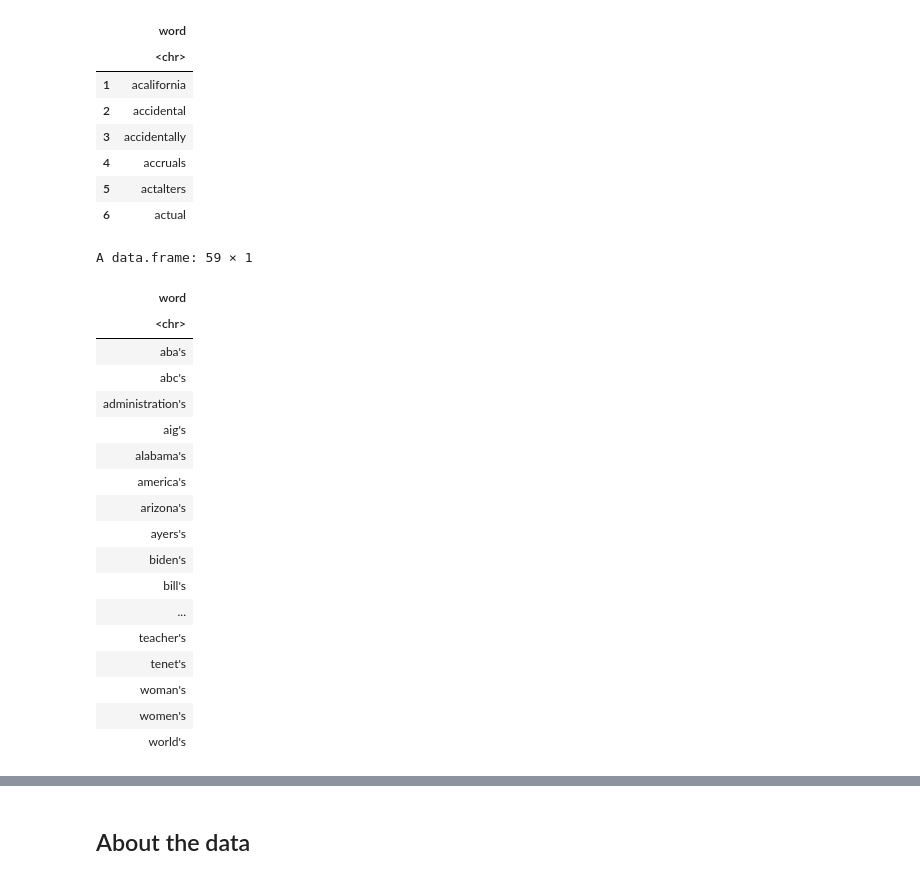
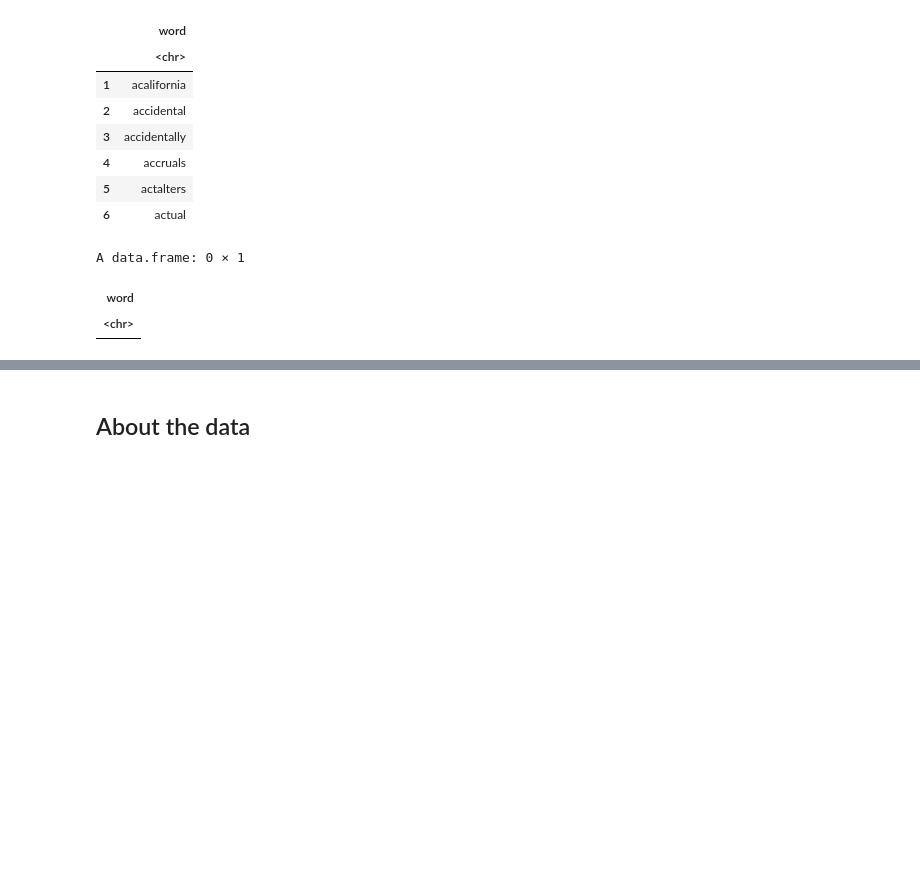
Before and after one commit to tommaso-bertola/falsehoods-sieve, a Jupyter notebook: FakeNewsRecognitionWithBayesClassifier.ipynb, the cells around one changed output, grey strips where cells are left out. Cells and saved outputs as stored; diff of their text form; code cells hidden in the pictures; blank space fills up the shorter version.

```diff
--- a/FakeNewsRecognitionWithBayesClassifier.ipynb
+++ b/FakeNewsRecognitionWithBayesClassifier.ipynb
@@ -156,7 +163,8 @@ cleaning_tokens <- function(token.df){
     word <- ifelse(endsWith(token.df[,1], "s"), substr(token.df[,1], 1, nchar(token.df[,1]) - 1), token.df[,1])
     word <- ifelse(endsWith(word, "'"), substr(word, 1, nchar(word) - 1), word)
     word <- ifelse(str_detect(word, "[0-9]+"), '--number--', word)
-    return(as.data.frame(word %>% unique))
+    word %<>% unique
+    return(as.data.frame(word))
 }
 # %% [markdown]
 ## Clean the vocabulary
@@ -183,28 +273,12 @@ A data.frame: 6 × 1
 | 5 | actalters |
 | 6 | actual |
 # %%
-vocabulary.train %>%
+vocabulary.train.cleaned %>%
     filter(grepl("\\'s", word))
 # %% [output]
-A data.frame: 59 × 1
+A data.frame: 0 × 1
 | word |
 | <chr> |
-| aba's |
-| abc's |
-| administration's |
-| aig's |
-| alabama's |
-| america's |
-| arizona's |
-| ayers's |
-| biden's |
-| bill's |
-| ... |
-| teacher's |
-| tenet's |
-| woman's |
-| women's |
-| world's |
 # %%
 train.df %>%
     filter(grepl("06", Text)) %>%
```
Also changed, not shown: parts of 24 cells of this notebook.
